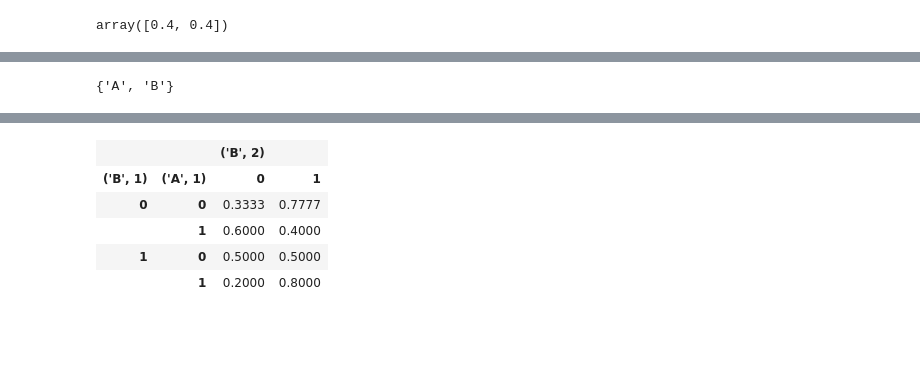
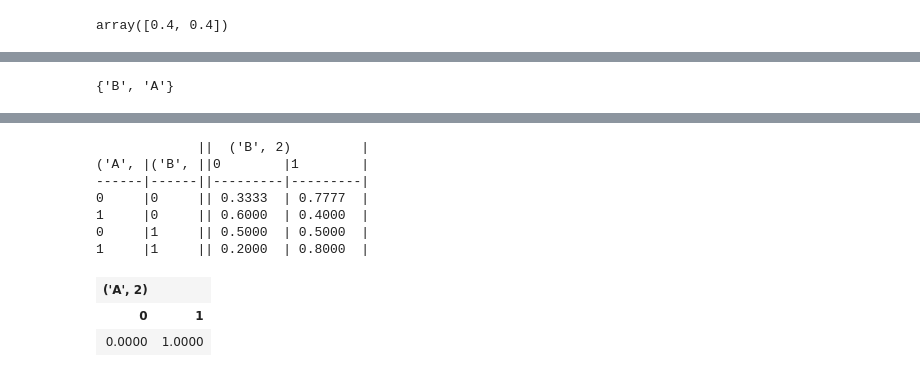
Before and after one commit to HayaMamlouk/dynamic-Bayesian-Networks, a Jupyter notebook: src/trial.ipynb, the cells around one changed output, grey strips where cells are left out. Drawn from its saved outputs; the diff is of its cells as text; code cells hidden in the pictures; blank space fills up the shorter version.

Commit message:
showKtbn + showUnrolled + __str__ (discuss with prof + started getPosterioi

```diff
--- a/src/trial.ipynb
+++ b/src/trial.ipynb
@@ -175,9 +175,13 @@ dbn_3.addArc(("B", 0), ("B", 1))
 dbn_3.addArc(("A", 1), ("B", 2))
 dbn_3.addArc(("B", 1), ("B", 2))
 
+showKTBN(dbn_3)
+
 dbn_3.cpt(('B', 2)).fillWith([0.3333, 0.7777, 0.6, 0.4, 0.5, 0.5, 0.2, 0.8])
+dbn_3.cpt(('A', 2)).fillWith([0, 1])
 dbn_3.cpt(('B', 2))
 
-showCPT(dbn_3, ('B', 2))
+print(dbn_3.cpt(('B', 2)))
+showCPT(dbn_3, ('A', 2))
 # %% [output]
-{'A', 'B'}
+{'B', 'A'}
@@ -184,6 +189,10 @@ showCPT(dbn_3, ('B', 2))
+             ||  ('B', 2)         |
+('A', |('B', ||0        |1        |
+------|------||---------|---------|
+0     |0     || 0.3333  | 0.7777  |
+1     |0     || 0.6000  | 0.4000  |
+0     |1     || 0.5000  | 0.5000  |
+1     |1     || 0.2000  | 0.8000  |
-|  |  | ('B', 2) |  |
-| ('B', 1) | ('A', 1) | 0 | 1 |
-| 0 | 0 | 0.3333 | 0.7777 |
-|  | 1 | 0.6000 | 0.4000 |
-| 1 | 0 | 0.5000 | 0.5000 |
-|  | 1 | 0.2000 | 0.8000 |
+| ('A', 2) |  |
+| 0 | 1 |
+| 0.0000 | 1.0000 |
```
Also changed, not shown: parts of 13 cells of this notebook, 2 other files.
